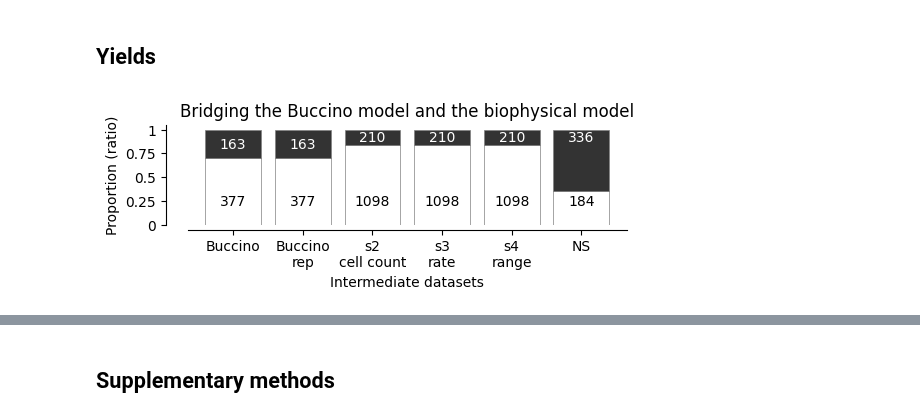
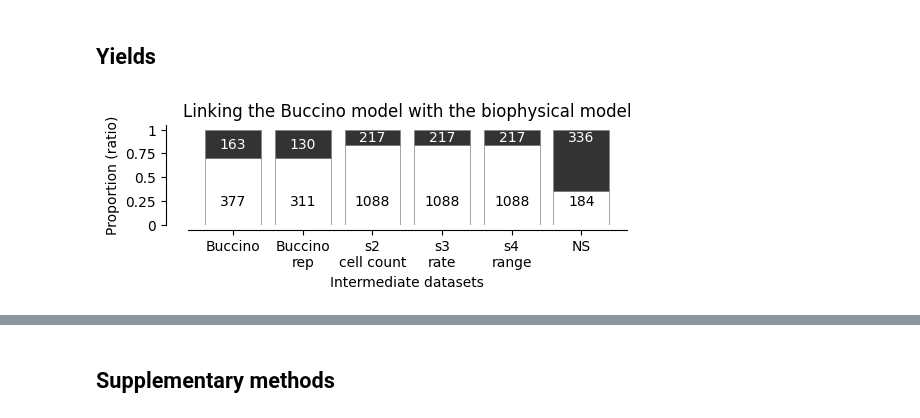
Before and after one commit to steevelaquitaine/spikebias, a Jupyter notebook: notebooks/4_reviews/fig04_pros_of_added_details_v3.ipynb, the cells around one changed output, grey strips where cells are left out. Cells and saved outputs as stored; diff of their text form; code cells hidden in the pictures.

Commit message:
Improved figure

```diff
--- a/notebooks/4_reviews/fig04_pros_of_added_details_v3.ipynb
+++ b/notebooks/4_reviews/fig04_pros_of_added_details_v3.ipynb
@@ -1178,45 +1181,45 @@ Wall time: 1min 11s
 # }
 SORTED_ks4_paths = {
     "Buccino": 'dataset/01_intermediate/sorting/buccino/SortingKS4',
-    'Buccino\nrep': 'dataset/01_intermediate/sorting/buccino/SortingKS4',
-    's2\ncell count': './temp/npx_synth2/SortingKS4_10m_RTX5090',
-    's3\nrate': './temp/npx_synth2/SortingKS4_10m_RTX5090',
-    's4\nrange': './temp/npx_synth2/SortingKS4_10m_RTX5090',
+    'Buccino\nrep': './temp/pros_of_details/npx_buccino_rep/SortingKS4_10m_RTX5090',
+    's2\ncell count': './temp/pros_of_details/npx_synth2/SortingKS4_10m_RTX5090',
+    's3\nrate': './temp/pros_of_details/npx_synth2/SortingKS4_10m_RTX5090',
+    's4\nrange': './temp/pros_of_details/npx_synth2/SortingKS4_10m_RTX5090',
     "NS": SORTING_KS4_NS_PATH,
 }
+
+# plot parameters
+FIGSIZE = (5.5, 2.2)
+SHIFT = 0.3
+exp_names = ('Buccino', 'Buccino\nrep', 's2\ncell count', 's3\nrate', 's4\nrange', 'NS')
+number_pos = {'exp1_x':-0.3 + SHIFT, 'exp1_y_su': 0.2, 'exp1_y_mu': 0.8,
+              'exp2_x': 0.7 + SHIFT, 'exp2_y_su': 0.2, 'exp2_y_mu': 0.8,
+              'exp3_x': 1.7 + SHIFT, 'exp3_y_su': 0.2, 'exp3_y_mu': 0.87,
+              'exp4_x': 2.7 + SHIFT, 'exp4_y_su': 0.2, 'exp4_y_mu': 0.87,
+              'exp5_x': 3.7 + SHIFT, 'exp5_y_su': 0.2, 'exp5_y_mu': 0.87,
+              'exp6_x': 4.7 + SHIFT, 'exp6_y_su': 0.2, 'exp6_y_mu': 0.87}
+legend_cfg = {"frameon": False, "handletextpad": 0.1}
 # %%
-# setup parameters
-FIGSIZE = (5.5, 2.2)
-SHIFT = 0.3
-exp_names = ('Buccino', 'Buccino\nrep', 's2\ncell count', 's3\nrate', 's4\nrange', 'NS')
-number_pos = {'exp1_x':-0.3 + SHIFT, 'exp1_y_su': 0.2, 'exp1_y_mu': 0.8,
-              'exp2_x': 0.7 + SHIFT, 'exp2_y_su': 0.2, 'exp2_y_mu': 0.8,
-              'exp3_x': 1.7 + SHIFT, 'exp3_y_su': 0.2, 'exp3_y_mu': 0.87,
-              'exp4_x': 2.7 + SHIFT, 'exp4_y_su': 0.2, 'exp4_y_mu': 0.87,
-              'exp5_x': 3.7 + SHIFT, 'exp5_y_su': 0.2, 'exp5_y_mu': 0.87,
-              'exp6_x': 4.7 + SHIFT, 'exp6_y_su': 0.2, 'exp6_y_mu': 0.87}
-legend_cfg = {"frameon": False, "handletextpad": 0.1}
-
 # compute data
 plot_data = process_each_experiment(SORTED_ks4_paths['Buccino'], SORTED_ks4_paths['Buccino\nrep'],
                                     SORTED_ks4_paths['s2\ncell count'], SORTED_ks4_paths['s3\nrate'], SORTED_ks4_paths['s4\nrange'],
                                     SORTED_ks4_paths['NS'], exp_names)
 
 # setup plot
 _, ax = plt.subplots(1,1,figsize=FIGSIZE)
 
 # plot (white: single-unit; black: multi-units)
 isolation.plot_unit_isolation_pros_of_added_detailed(ax, plot_data['Buccino'],
                                                      plot_data['Buccino\nrep'], plot_data['s2\ncell count'], plot_data['s3\nrate'],
                                                      plot_data['s4\nrange'], plot_data['NS'],
                                                      legend_cfg, number_pos, exp_names)
 
 # legend
 ax.set_yticks([0, 0.25, 0.5, 0.75, 1], [0, 0.25, 0.5, 0.75, 1])
-ax.set_title('Bridging the Buccino model and the biophysical model')
+ax.set_title('Linking the Buccino model with the biophysical model')
 plt.tight_layout()
 
 # save figures
-plt.savefig("figures/7_reviews/figxx_pros_of_added_details_2.svg", **savefig_cfg)
+plt.savefig("figures/7_reviews/figB_pros_of_details_yield.svg", **savefig_cfg)
 # %% [output]
-[figure, old version]
+[figure, new version]
```
Also changed, not shown: parts of 9 cells of this notebook.
